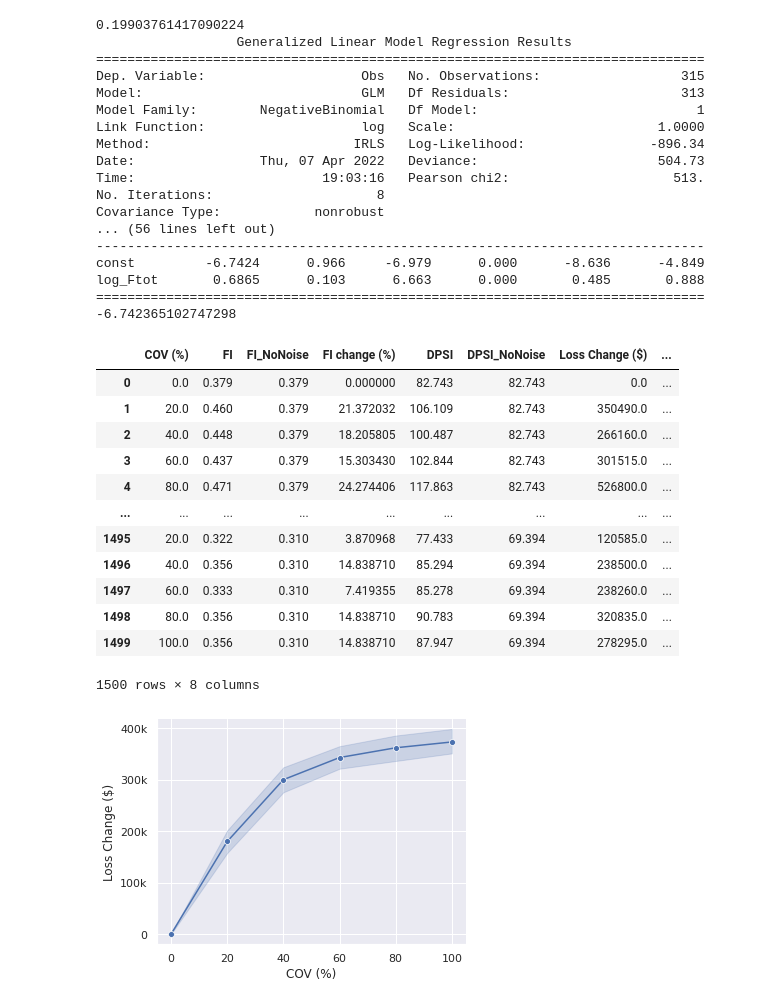
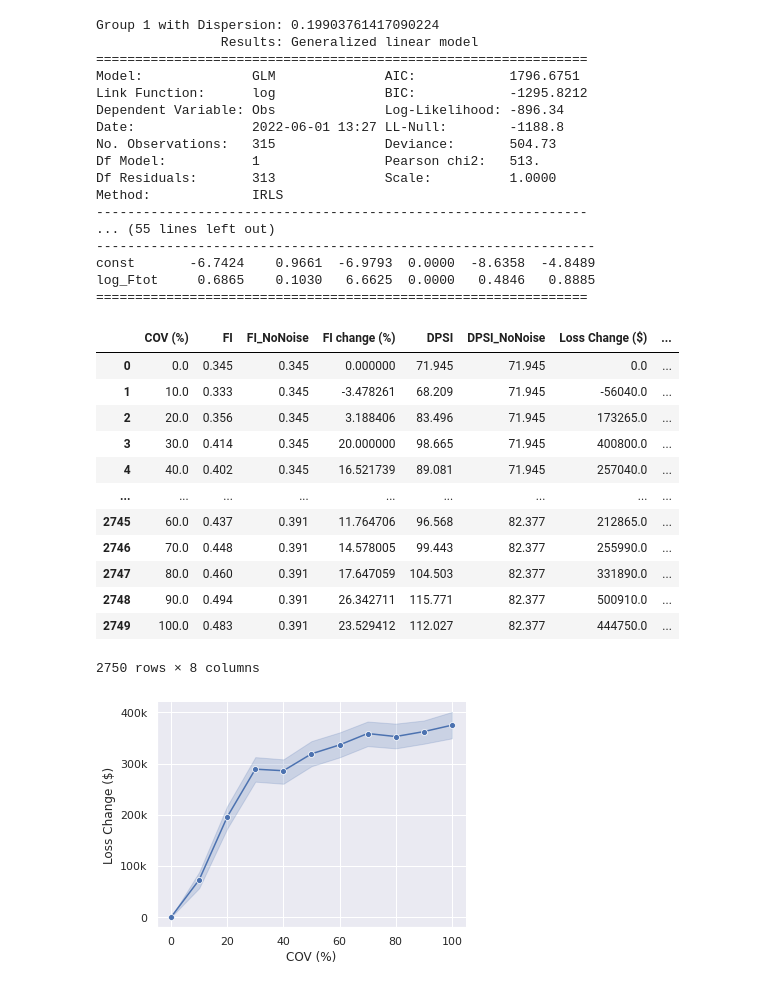
Before and after one commit to mz-zarei/NBEB-Sensitivity, a Jupyter notebook: NBEB_sensitivity_Application.ipynb, the cells around one changed output. Cells and saved outputs as stored; diff of their text form; code cells hidden in the pictures.

```diff
--- a/NBEB_sensitivity_Application.ipynb
+++ b/NBEB_sensitivity_Application.ipynb
@@ -61,31 +61,32 @@ London_data.describe()
 | 75% | 4.000000 | 2016.0 | 24108.000000 | 4297.000000 | 28340.000000 | 0.0 | 1.000000 | 3.000000 | 1.000000 | 4.000000 | 10.090299 | ... |
 | max | 4.000000 | 2016.0 | 46121.000000 | 33450.000000 | 73035.000000 | 0.0 | 8.000000 | 56.000000 | 8.000000 | 62.000000 | 10.739024 | ... |
 # %%
+# Fit the true NB models
 nb_models = []
 alpha_list = []
 for g in range(1,5):
         London_data_G = London_data[London_data['Group'] == g].copy()
         NB_model_b, alpha = nbeb.fitNB(London_data_G,features=features, y_name='Obs')
-        print(alpha, "\n", NB_model_b.summary(), NB_model_b.params[0])
+        print(f'Group {g} with Dispersion: {alpha}', "\n", NB_model_b.summary2())
         # print(London_data_G['Obs'].mean(), len(London_data_G['Ftot']))
         nb_models.append(NB_model_b)
         alpha_list.append(alpha)
 # %% [output]
-0.19903761417090224
-                  Generalized Linear Model Regression Results
-==============================================================================
-Dep. Variable:                    Obs   No. Observations:                  315
-Model:                            GLM   Df Residuals:                      313
-Model Family:        NegativeBinomial   Df Model:                            1
-Link Function:                    log   Scale:                          1.0000
-Method:                          IRLS   Log-Likelihood:                -896.34
-Date:                Thu, 07 Apr 2022   Deviance:                       504.73
-Time:                        19:03:16   Pearson chi2:                     513.
-No. Iterations:                     8
-Covariance Type:            nonrobust
-... (56 lines left out)
-------------------------------------------------------------------------------
-const         -6.7424      0.966     -6.979      0.000      -8.636      -4.849
-log_Ftot       0.6865      0.103      6.663      0.000       0.485       0.888
-============================================================================== -6.742365102747298
+Group 1 with Dispersion: 0.19903761417090224
+                Results: Generalized linear model
+===============================================================
+Model:              GLM              AIC:            1796.6751
+Link Function:      log              BIC:            -1295.8212
+Dependent Variable: Obs              Log-Likelihood: -896.34
+Date:               2022-06-01 13:27 LL-Null:        -1188.8
+No. Observations:   315              Deviance:       504.73
+Df Model:           1                Pearson chi2:   513.
+Df Residuals:       313              Scale:          1.0000
+Method:             IRLS
+---------------------------------------------------------------
+... (55 lines left out)
+----------------------------------------------------------------
+const       -6.7424    0.9661  -6.9793  0.0000  -8.6358  -4.8489
+log_Ftot     0.6865    0.1030   6.6625  0.0000   0.4846   0.8885
+===============================================================
 # %%
@@ -169,6 +163,7 @@ for j in tqdm(range(250)):
 
             nosie_list.append(noise)
 # %%
+# Creating the error result dataframe
 Test_results = pd.DataFrame()
 
 Test_results['COV (%)'] = nosie_list
@@ -184,37 +179,37 @@ Test_results['Loss Change ($)'] = 15000*(Test_results['DPSI']-Test_results['DPSI
 Test_results['DPSI AVG Change (%)'] = (Test_results['DPSI']-Test_results['DPSI_NoNoise'])/Test_results['DPSI_NoNoise'] * 100
 
 
-Test_results.to_excel('test.xlsx')
+Test_results.to_excel('res.xlsx')
 Test_results
 # %% [output]
 |  | COV (%) | FI | FI_NoNoise | FI change (%) | DPSI | DPSI_NoNoise | Loss Change ($) | ... |
-| 0 | 0.0 | 0.379 | 0.379 | 0.000000 | 82.743 | 82.743 | 0.0 | ... |
-| 1 | 20.0 | 0.460 | 0.379 | 21.372032 | 106.109 | 82.743 | 350490.0 | ... |
-| 2 | 40.0 | 0.448 | 0.379 | 18.205805 | 100.487 | 82.743 | 266160.0 | ... |
-| 3 | 60.0 | 0.437 | 0.379 | 15.303430 | 102.844 | 82.743 | 301515.0 | ... |
-| 4 | 80.0 | 0.471 | 0.379 | 24.274406 | 117.863 | 82.743 | 526800.0 | ... |
+| 0 | 0.0 | 0.345 | 0.345 | 0.000000 | 71.945 | 71.945 | 0.0 | ... |
+| 1 | 10.0 | 0.333 | 0.345 | -3.478261 | 68.209 | 71.945 | -56040.0 | ... |
+| 2 | 20.0 | 0.356 | 0.345 | 3.188406 | 83.496 | 71.945 | 173265.0 | ... |
+| 3 | 30.0 | 0.414 | 0.345 | 20.000000 | 98.665 | 71.945 | 400800.0 | ... |
+| 4 | 40.0 | 0.402 | 0.345 | 16.521739 | 89.081 | 71.945 | 257040.0 | ... |
 | ... | ... | ... | ... | ... | ... | ... | ... | ... |
-| 1495 | 20.0 | 0.322 | 0.310 | 3.870968 | 77.433 | 69.394 | 120585.0 | ... |
-| 1496 | 40.0 | 0.356 | 0.310 | 14.838710 | 85.294 | 69.394 | 238500.0 | ... |
-| 1497 | 60.0 | 0.333 | 0.310 | 7.419355 | 85.278 | 69.394 | 238260.0 | ... |
-| 1498 | 80.0 | 0.356 | 0.310 | 14.838710 | 90.783 | 69.394 | 320835.0 | ... |
-| 1499 | 100.0 | 0.356 | 0.310 | 14.838710 | 87.947 | 69.394 | 278295.0 | ... |
+| 2745 | 60.0 | 0.437 | 0.391 | 11.764706 | 96.568 | 82.377 | 212865.0 | ... |
+| 2746 | 70.0 | 0.448 | 0.391 | 14.578005 | 99.443 | 82.377 | 255990.0 | ... |
+| 2747 | 80.0 | 0.460 | 0.391 | 17.647059 | 104.503 | 82.377 | 331890.0 | ... |
+| 2748 | 90.0 | 0.494 | 0.391 | 26.342711 | 115.771 | 82.377 | 500910.0 | ... |
+| 2749 | 100.0 | 0.483 | 0.391 | 23.529412 | 112.027 | 82.377 | 444750.0 | ... |
-1500 rows × 8 columns
+2750 rows × 8 columns
 # %%
 import seaborn as sns
 import pandas as pd
 import matplotlib.pyplot as plt
 
-Test_results = pd.read_excel('/content/test.xlsx')
+Test_results = pd.read_excel('/content/res.xlsx')
 
 sns.set(font_scale=1)
 fig = sns.relplot(data=Test_results, x="COV (%)", y="Loss Change ($)", kind="line", height=4, aspect=1.4, marker = 'o')
 plt.yticks([ 0, 100000, 200000,300000, 400000], ['0','100k','200k', '300k', '400k'])
 fig.savefig('Loss_L.pdf')
 
 plt.show()
 # %% [output]
-[figure, old version]
+[figure, new version]
 # %%
 import seaborn as sns
 import pandas as pd
```
Also changed, not shown: parts of 5 cells of this notebook.
